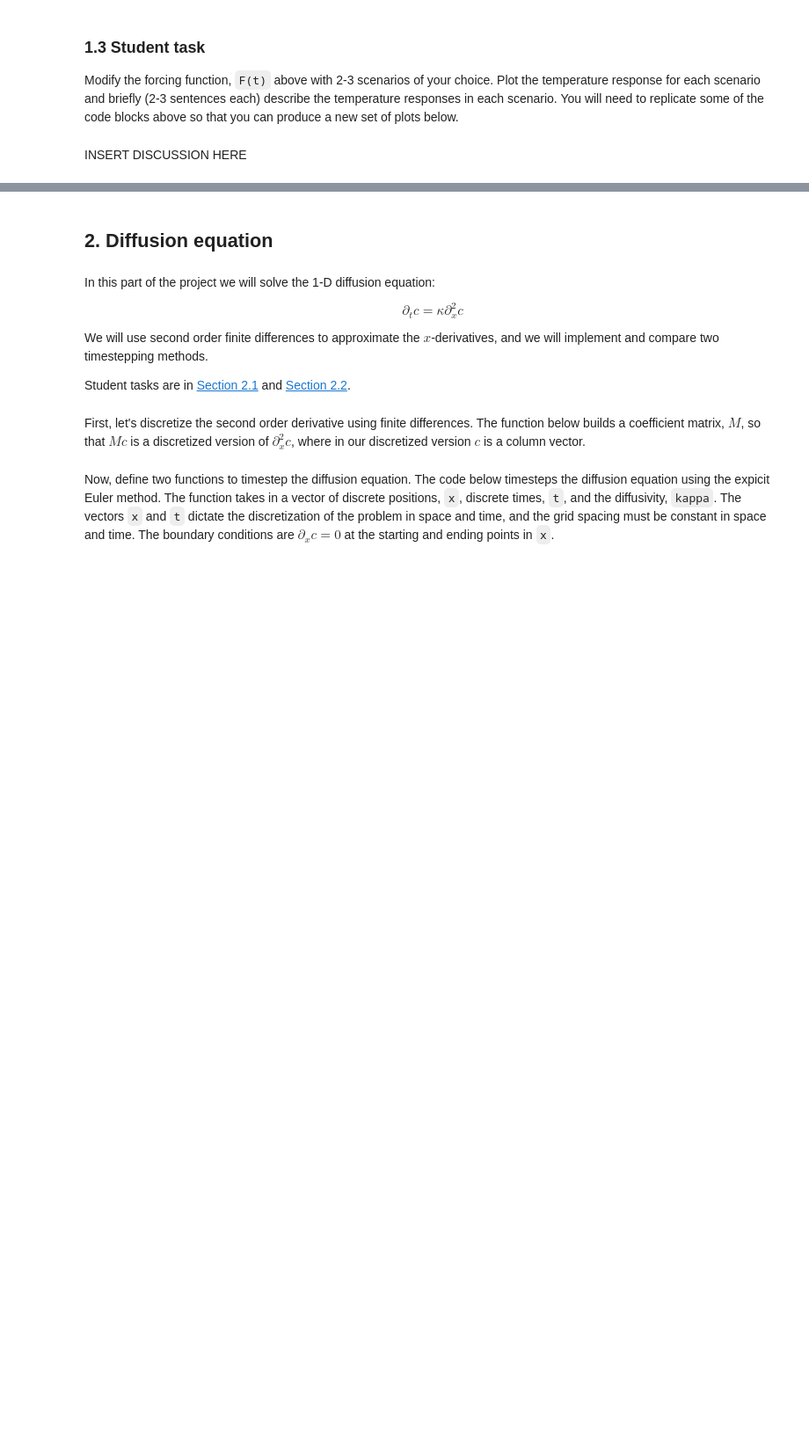
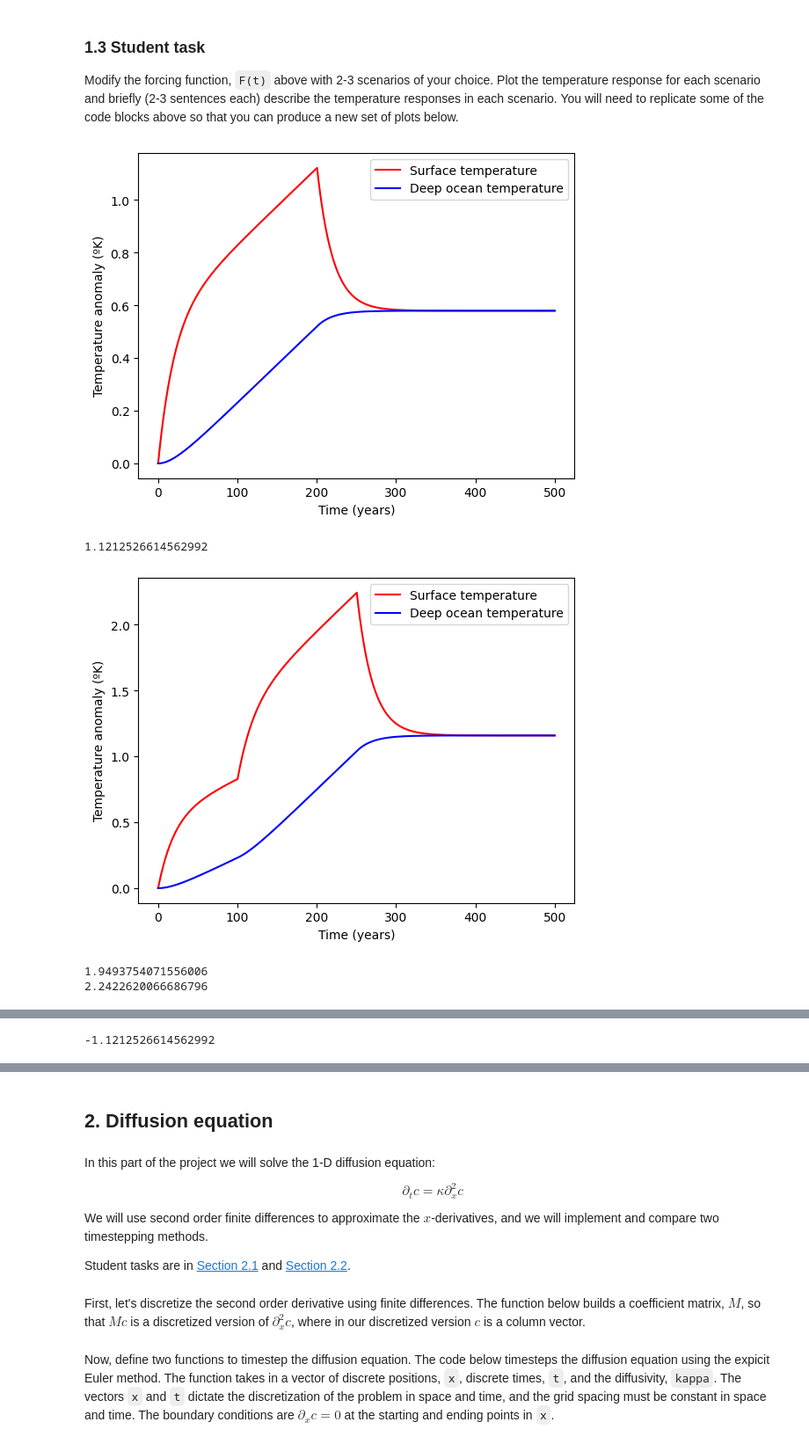
Before and after one commit to gracetuma/QCES, a Jupyter notebook: Project1_numerical_methods.ipynb, the cells around one changed output, grey strips where cells are left out. Shown at 88% size. Saved outputs shown, nothing was run; the diff lists cells and outputs as text; code cells hidden in the pictures; blank space fills up the shorter version.

```diff
--- a/Project1_numerical_methods.ipynb
+++ b/Project1_numerical_methods.ipynb
@@ -93,2 +95,39 @@ Modify the forcing function, `F(t)` above with 2-3 scenarios of your choice. Plo
-# %% [markdown]
-INSERT DISCUSSION HERE
+# %%
+# Add code to make plots here
+def run_plot():
+  for i in range(0, Nt-1):
+      T[i+1] = T[i]+dt*(F(t[i])-gamma*(T[i]-theta[i]))/C_s
+      theta[i+1] = theta[i]+dt*(gamma*(T[i]-theta[i]))/C_d
+  plt.plot(t,T,'r-')
+  plt.plot(t,theta,'b-')
+  plt.legend(['Surface temperature','Deep ocean temperature'])
+  plt.xlabel('Time (years)')
+  plt.ylabel('Temperature anomaly (ºK)')
+  plt.show()
+
+def F(t):
+    return 0.5 if t < 200 else 0
+run_plot()
+print(T[200])
+
+def F(t):
+    if t<100:
+      return 0.5
+    elif t<250:
+      return 1
+    else:
+      return 0
+run_plot()
+print(T[200])
+print(T[250])
+
+def F(t):
+    return -0.5 if t < 200 else 0
+run_plot()
+print(T[200])
+# %% [output]
+[figure, added]
+1.1212526614562992
+[figure, added]
+1.9493754071556006
+2.2422620066686796
@@ -94,0 +135 @@ INSERT DISCUSSION HERE
+-1.1212526614562992
```
Also changed, not shown: parts of 10 cells of this notebook.
